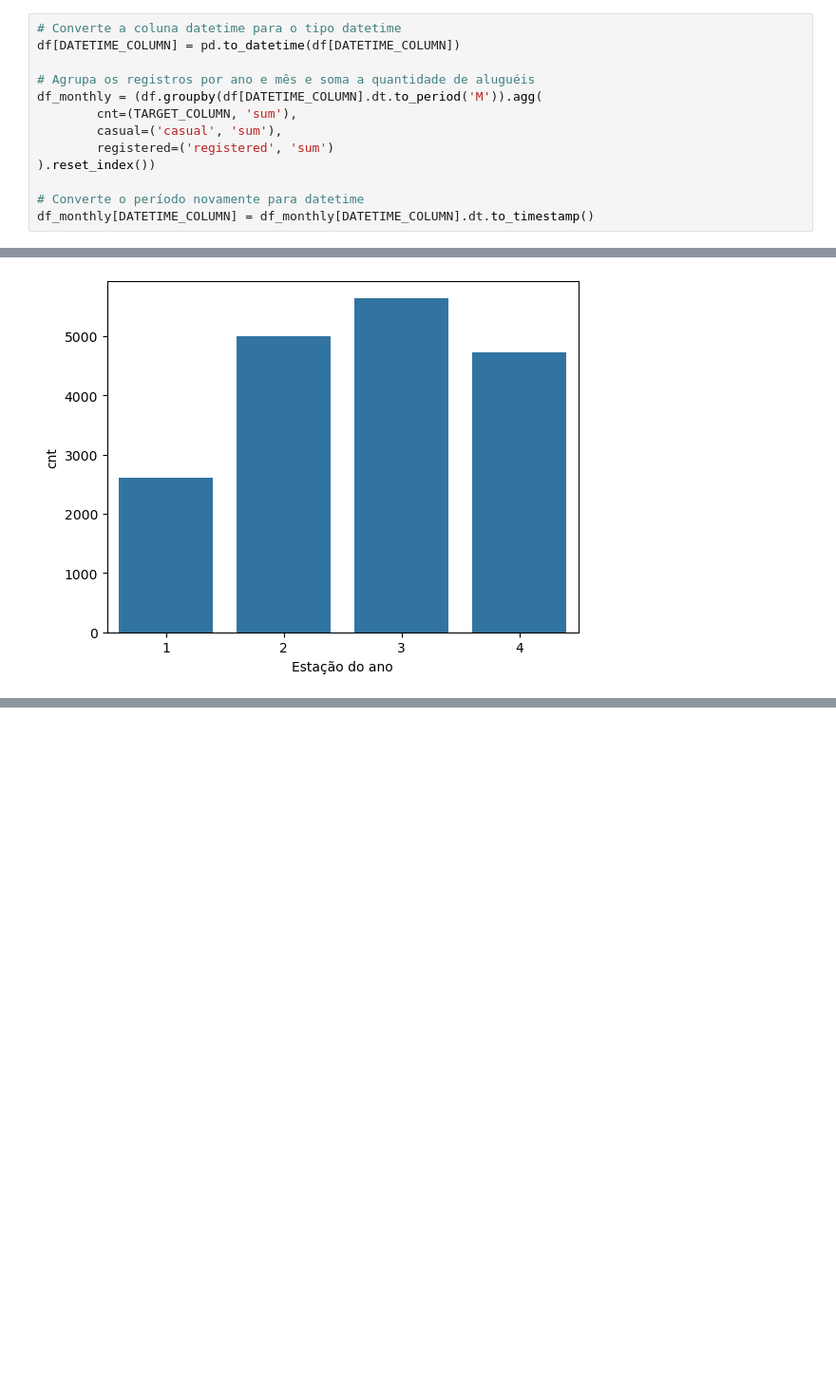
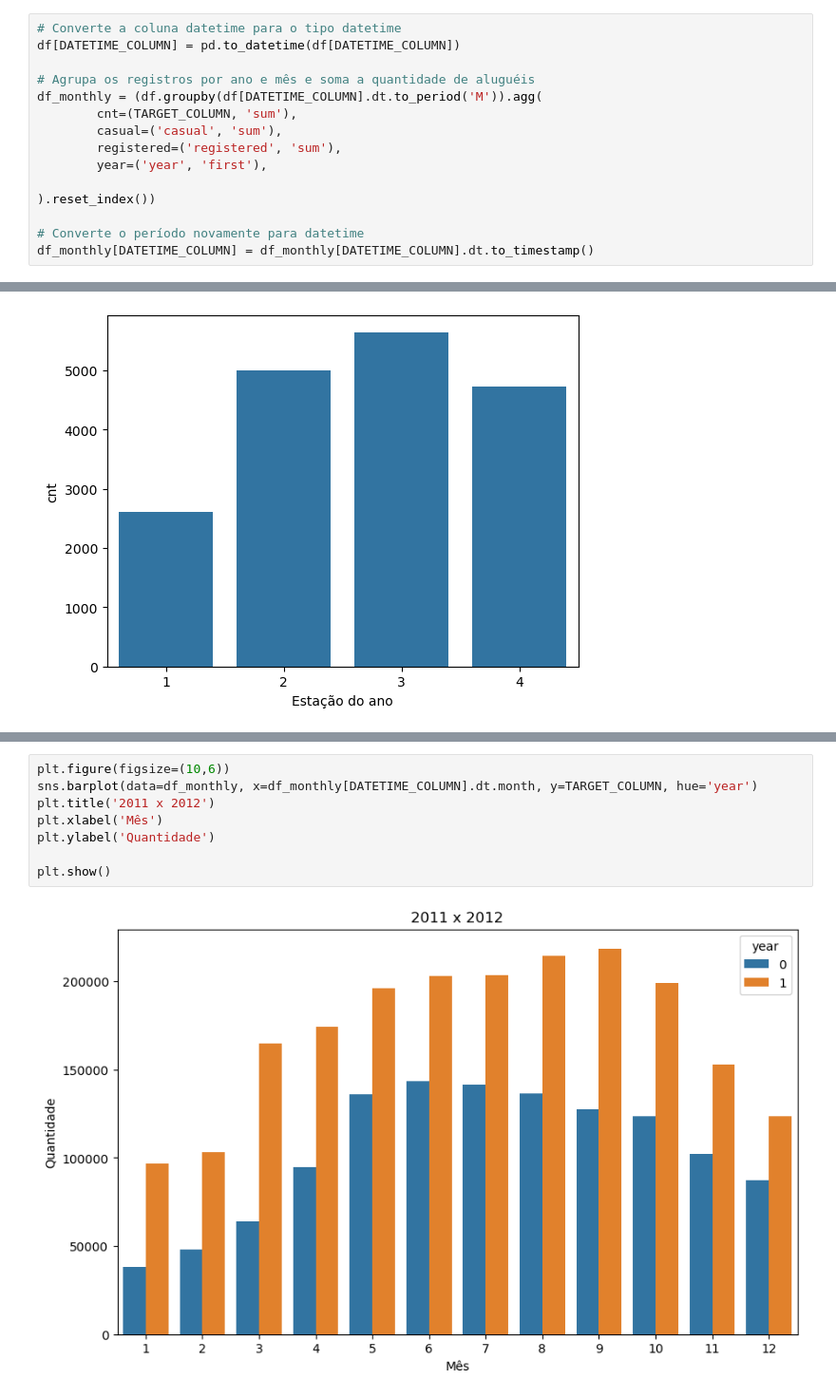
Before and after one commit to igao01/ds_bike_sharing, a Jupyter notebook: notebooks/02_EDA_bike_sharing.ipynb, the cells around one changed output, grey strips where cells are left out. Shown at 95% size. Saved outputs shown, nothing was run; the diff lists cells and outputs as text; blank space fills up the shorter version.

```diff
--- a/notebooks/02_EDA_bike_sharing.ipynb
+++ b/notebooks/02_EDA_bike_sharing.ipynb
@@ -48,7 +38,9 @@ df[DATETIME_COLUMN] = pd.to_datetime(df[DATETIME_COLUMN])
 df_monthly = (df.groupby(df[DATETIME_COLUMN].dt.to_period('M')).agg(
         cnt=(TARGET_COLUMN, 'sum'),
         casual=('casual', 'sum'),
-        registered=('registered', 'sum')
+        registered=('registered', 'sum'),
+        year=('year', 'first'),
+
 ).reset_index())
 
 # Converte o período novamente para datetime
@@ -184,0 +318,10 @@ plt.show()
+# %%
+plt.figure(figsize=(10,6))
+sns.barplot(data=df_monthly, x=df_monthly[DATETIME_COLUMN].dt.month, y=TARGET_COLUMN, hue='year')
+plt.title('2011 x 2012')
+plt.xlabel('Mês')
+plt.ylabel('Quantidade')
+
+plt.show()
+# %% [output]
+[figure, added]
```
Also changed, not shown: parts of 32 cells of this notebook.
